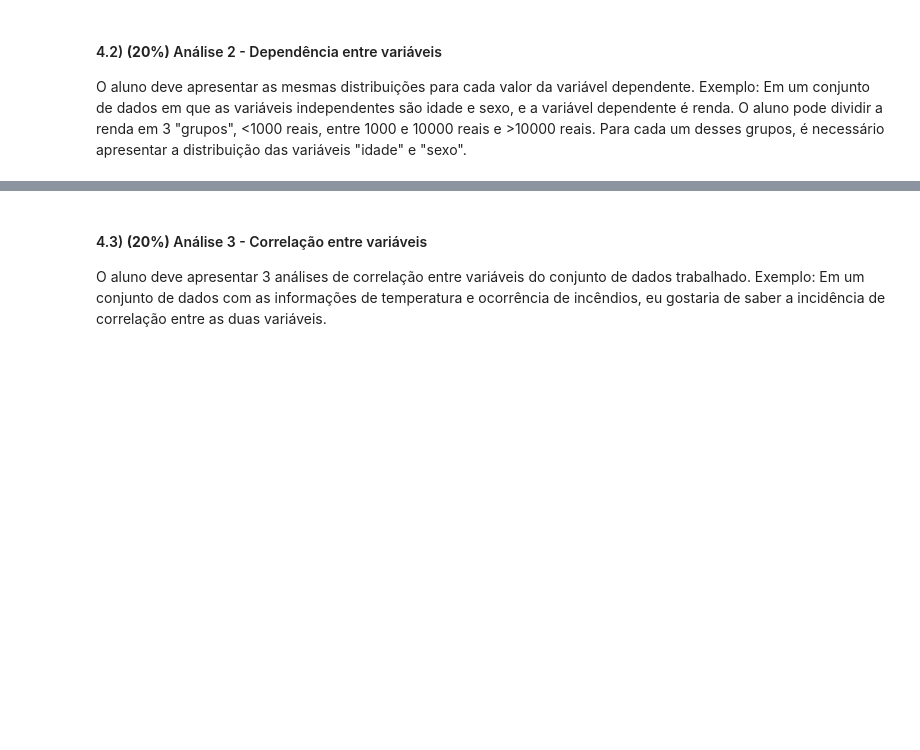
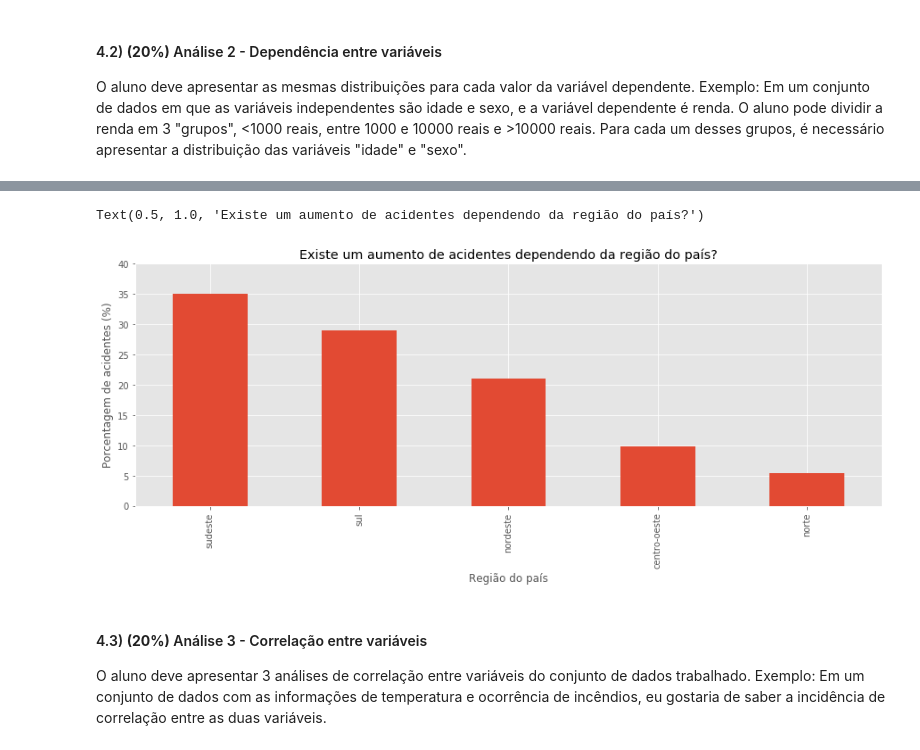
Before and after one commit to LilianeAquino/aed_projeto_1, a Jupyter notebook: template.ipynb, the cells around one changed output, grey strips where cells are left out. Saved outputs shown, nothing was run; the diff lists cells and outputs as text; code cells hidden in the pictures; blank space fills up the shorter version.

```diff
--- a/template.ipynb
+++ b/template.ipynb
@@ -399,3 +426,36 @@ Text(0.5, 1.0, 'O dia da semana influencia na quantidade de ocorrências?')
+# %%
+def regiao_pais(uf):
+
+    if uf == 'AM' or uf == 'AC' or uf == 'RO' or uf == 'RR' or uf == 'AP' or uf == 'PA' or uf =='TO':
+        regiao = 'norte'
+
+    elif uf == 'MA' or uf == 'PI' or uf == 'RN' or uf == 'CE' or uf == 'PB' or uf == 'BA' or uf =='PE' or uf =='AL' or uf =='SE':
+        regiao = 'nordeste'
+
+    elif uf == 'MS' or uf == 'MT' or uf == 'GO' or uf == 'DF':
+        regiao = 'centro-oeste'
+
+    elif uf == 'MG' or uf == 'ES' or uf == 'RJ' or uf == 'SP':
+        regiao = 'sudeste'
+
+    elif uf == 'SC' or uf == 'PR' or uf == 'RS':
+        regiao = 'sul'
+
+    return regiao
+
+df_2007_2018['regiao_pais'] = df_2007_2018['uf'].apply(regiao_pais)
+# %%
+round((df_2007_2018.groupby(['regiao_pais'])['id'].count() * 100) / len(df_2007_2018), 2).sort_values(ascending=False).plot.bar()
+
+plt.rcParams['figure.figsize'] = [15, 5]
+plt.ylim(0, 40)
+
+plt.ylabel('Porcentagem de acidentes (%)')
+plt.xlabel('Região do país')
+plt.title('Existe um aumento de acidentes dependendo da região do país?')
+# %% [output]
+Text(0.5, 1.0, 'Existe um aumento de acidentes dependendo da região do país?')
+[figure, added]
 # %% [markdown]
 #### 4.3) **(20%)** Análise 3 - Correlação entre variáveis
 
```
Also changed, not shown: parts of 23 cells of this notebook.
